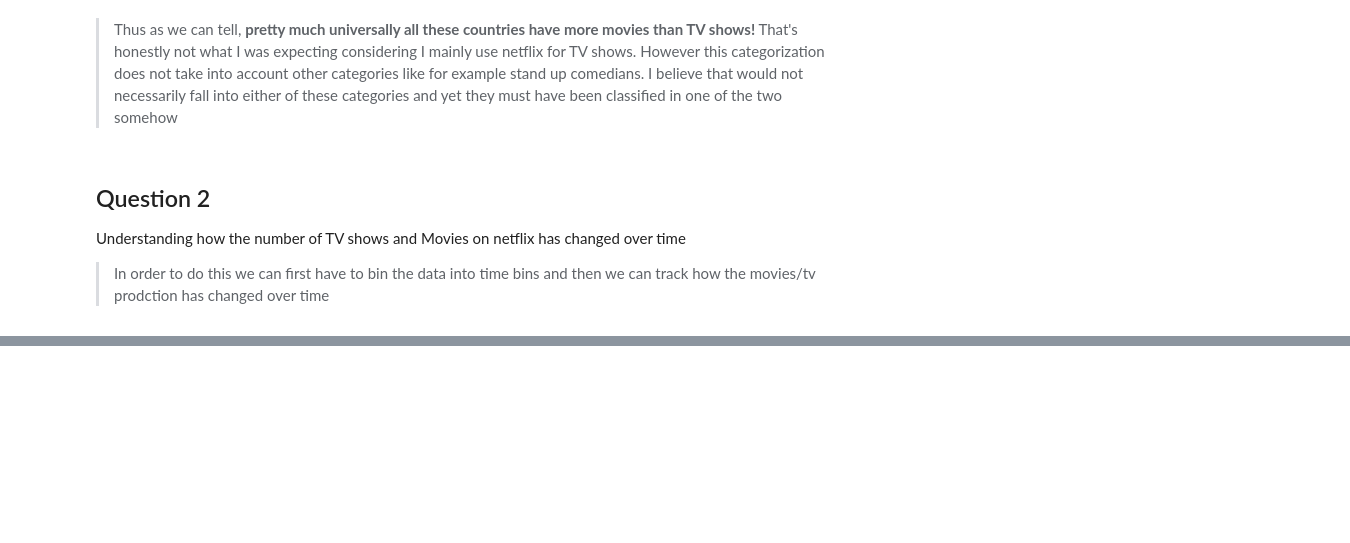
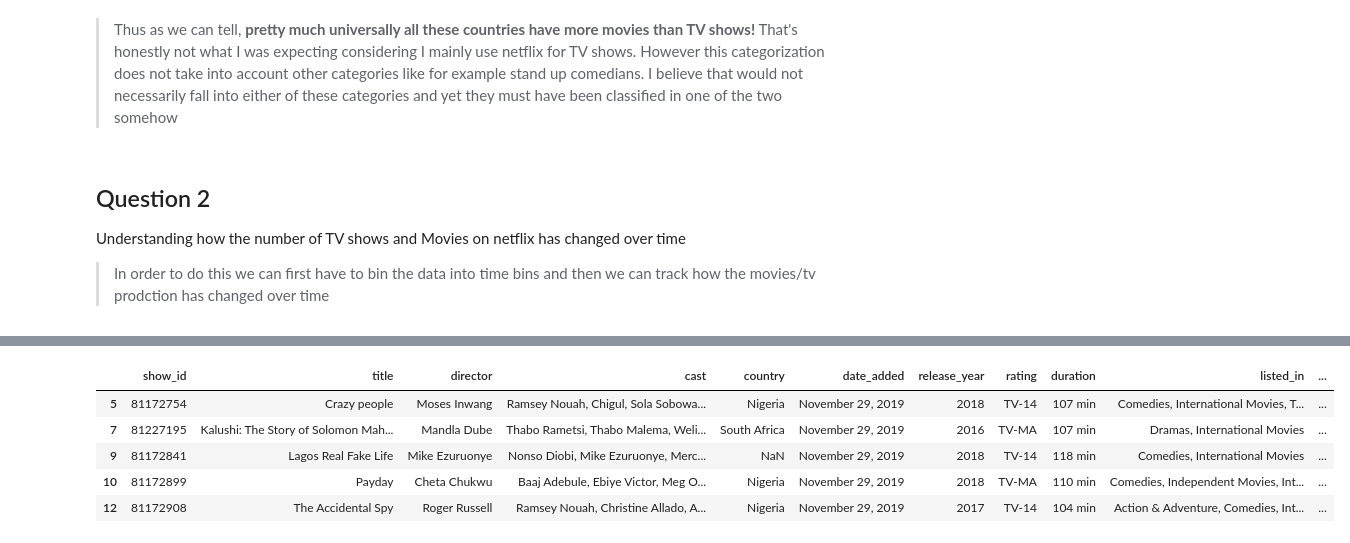
Before and after one commit to vikramtharakan/Netflix, a Jupyter notebook: Netflix.ipynb, the cells around one changed output, grey strips where cells are left out. Cells and saved outputs as stored; diff of their text form; code cells hidden in the pictures; blank space fills up the shorter version.

```diff
--- a/Netflix.ipynb
+++ b/Netflix.ipynb
@@ -230,0 +227,19 @@ Name: release_year, Length: 71, dtype: int64
+# %%
+# Gets us a base look at the time spread
+df.release_year.value_counts()
+
+# Let's just keep the years past 1990. (1990-2019)
+years = np.arange(1990, 2019, 1).tolist()
+years_df = df[df['release_year'].isin(years)]
+years_df.head()
+
+# Eliminate irrelevant columns
+column_list = ['title', 'director', 'cast', 'release_year', 'country', 'rating', 'duration', 'listed_in', 'description']
+years
+# %% [output]
+|  | show_id | title | director | cast | country | date_added | release_year | rating | duration | listed_in | ... |
+| 5 | 81172754 | Crazy people | Moses Inwang | Ramsey Nouah, Chigul, Sola Sobowa... | Nigeria | November 29, 2019 | 2018 | TV-14 | 107 min | Comedies, International Movies, T... | ... |
+| 7 | 81227195 | Kalushi: The Story of Solomon Mah... | Mandla Dube | Thabo Rametsi, Thabo Malema, Weli... | South Africa | November 29, 2019 | 2016 | TV-MA | 107 min | Dramas, International Movies | ... |
+| 9 | 81172841 | Lagos Real Fake Life | Mike Ezuruonye | Nonso Diobi, Mike Ezuruonye, Merc... | NaN | November 29, 2019 | 2018 | TV-14 | 118 min | Comedies, International Movies | ... |
+| 10 | 81172899 | Payday | Cheta Chukwu | Baaj Adebule, Ebiye Victor, Meg O... | Nigeria | November 29, 2019 | 2018 | TV-MA | 110 min | Comedies, Independent Movies, Int... | ... |
+| 12 | 81172908 | The Accidental Spy | Roger Russell | Ramsey Nouah, Christine Allado, A... | Nigeria | November 29, 2019 | 2017 | TV-14 | 104 min | Action & Adventure, Comedies, Int... | ... |
```
Also changed, not shown: parts of 2 cells of this notebook.
